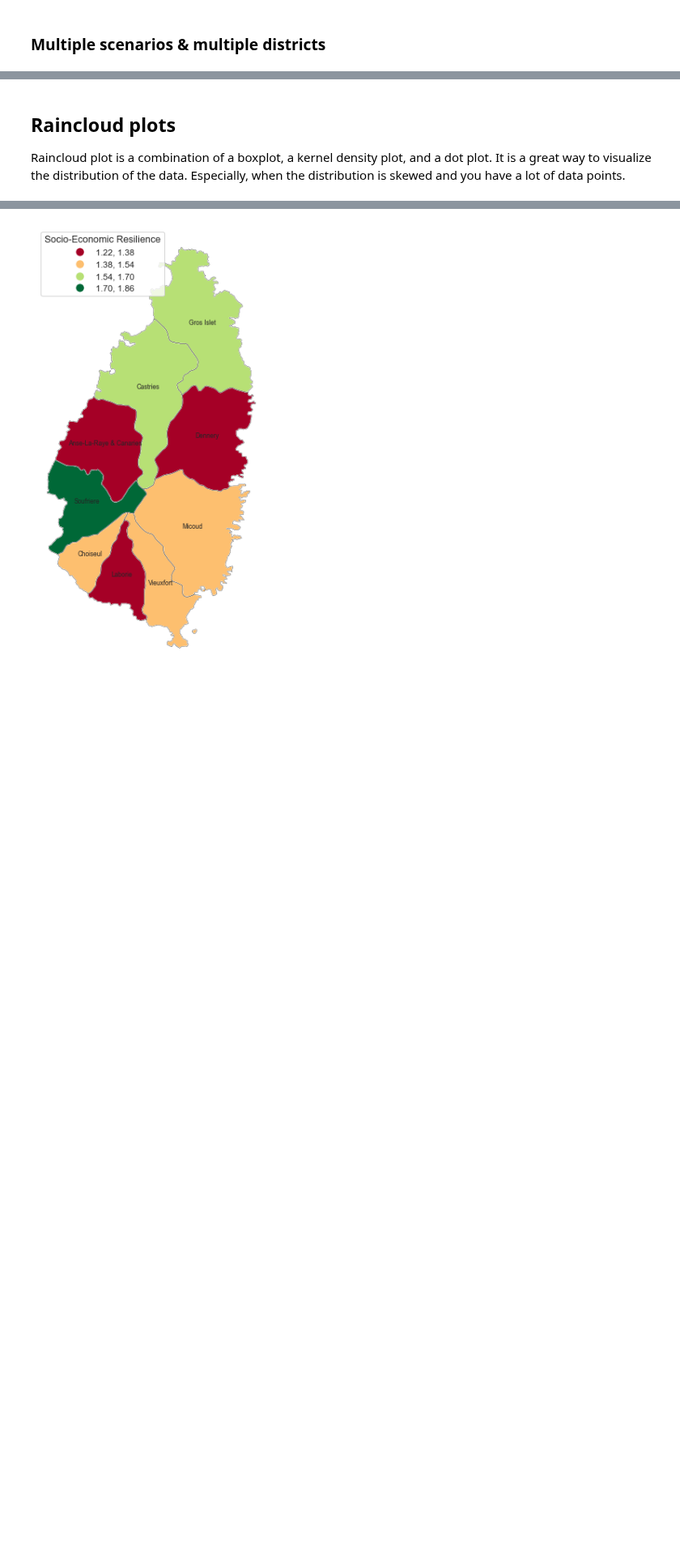
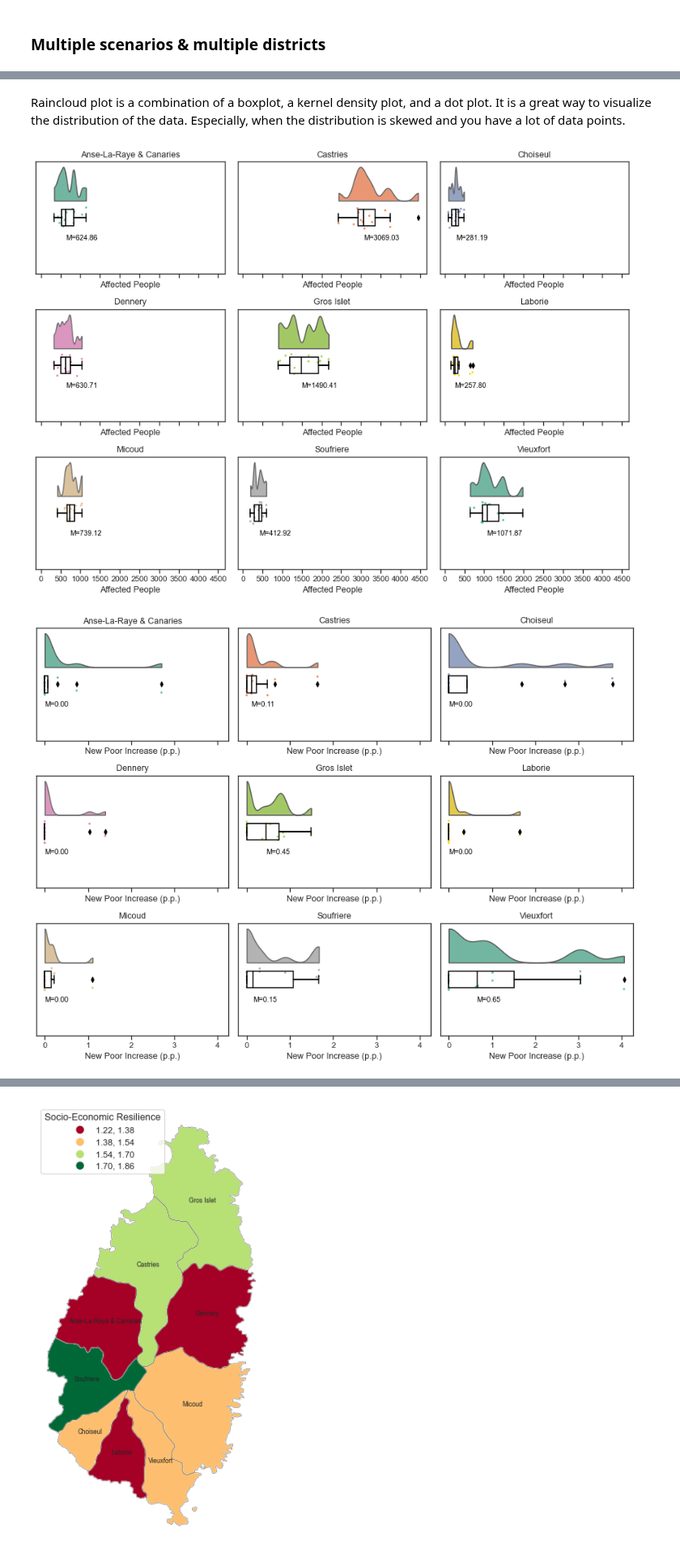
Before and after one commit to mikhailsirenko/unbreakable, a Jupyter notebook: notebooks/analysis.ipynb, the cells around one changed output, grey strips where cells are left out. Shown at 81% size. Saved outputs shown, nothing was run; the diff lists cells and outputs as text; code cells hidden in the pictures; blank space fills up the shorter version.

```diff
--- a/notebooks/analysis.ipynb
+++ b/notebooks/analysis.ipynb
@@ -235,4 +338,2 @@ plt.savefig('../figures/analysis/WAACLP_by_district.png', dpi=300, bbox_inches='
 # %% [markdown]
-## Raincloud plots
-
 Raincloud plot is a combination of a boxplot, a kernel density plot, and a dot plot. It is a great way to visualize the distribution of the data. Especially, when the distribution is skewed and you have a lot of data points.
@@ -240,0 +340,5 @@ rainclouds(outcomes, savefigs=True)
+# %%
+raincloud_plot(outcomes, savefig=savefig)
+# %% [output]
+[figure, added]
+[figure, added]
```
Also changed, not shown: parts of 28 cells of this notebook, 11 other files.
